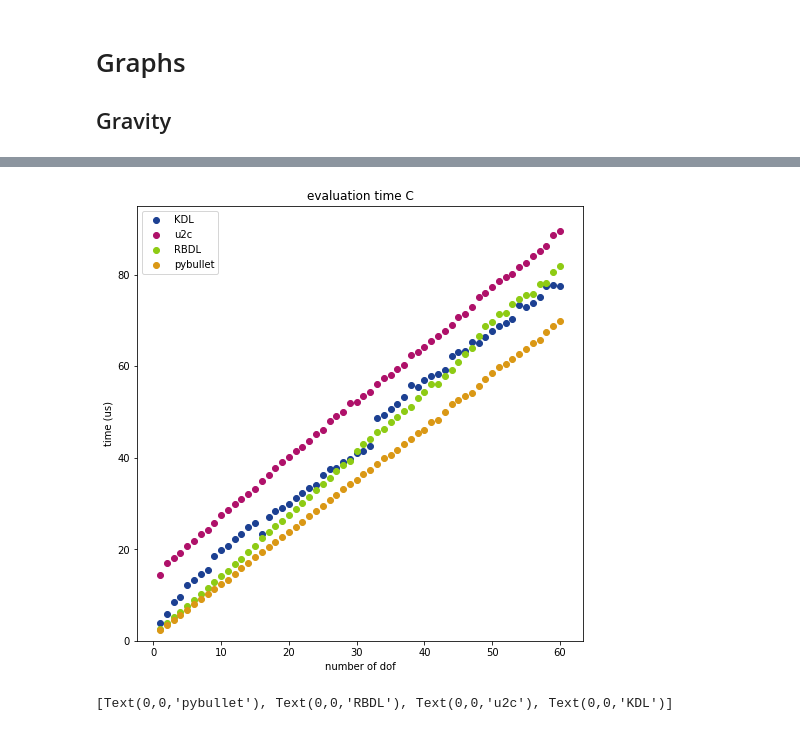
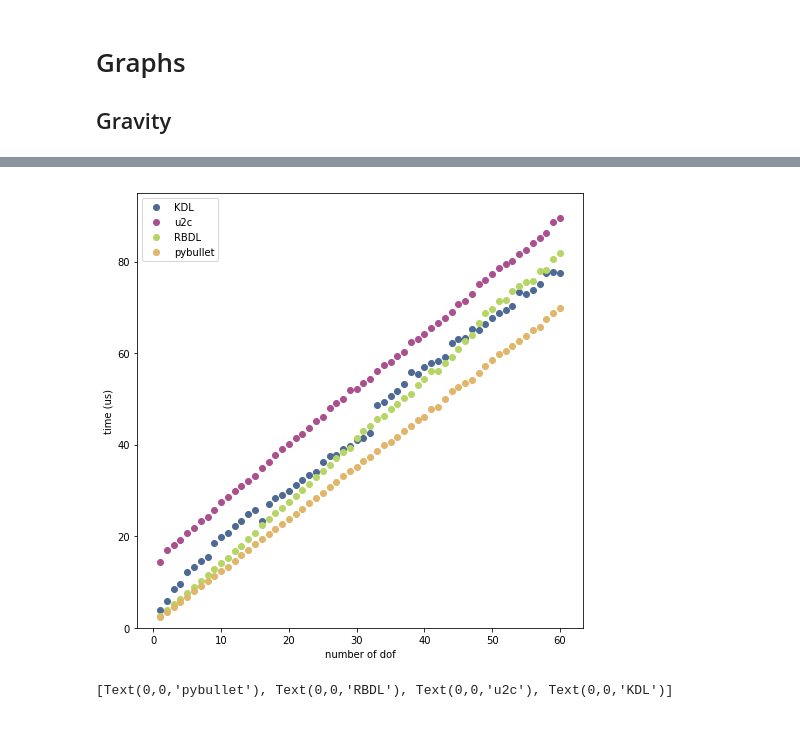
Before and after one commit to mahaarbo/urdf2casadi, a Jupyter notebook: examples/timing/timing_data.ipynb, the cells around one changed output, grey strips where cells are left out. Cells and saved outputs as stored; diff of their text form; code cells hidden in the pictures.

```diff
--- a/examples/timing/timing_data.ipynb
+++ b/examples/timing/timing_data.ipynb
@@ -57,12 +57,12 @@ id_avgtime_pb =  [0.0027014780044555663, 0.004389748573303222, 0.006077504158020
 fd_mediantime_aba = [0.02153646945953369, 0.02498948574066162, 0.026586532592773438, 0.028386354446411133, 0.030782580375671387, 0.0321965217590332, 0.034592509269714355, 0.03612208366394043, 0.0386810302734375, 0.04079008102416992, 0.04273390769958496, 0.044611454010009766, 0.04749405384063721, 0.048581480979919434, 0.052013516426086426, 0.05258440971374512, 0.05648839473724365, 0.05896496772766113, 0.06122004985809326, 0.06209909915924072, 0.065468430519104, 0.06648814678192139, 0.06879746913909912, 0.06871557235717773, 0.07535398006439209, 0.07276797294616699, 0.0790179967880249, 0.07846689224243164, 0.0828855037689209, 0.08190536499023438, 0.08604645729064941, 0.08524739742279053, 0.0910639762878418, 0.09001553058624268, 0.09380042552947998, 0.09333336353302002, 0.09733355045318604, 0.09659159183502197, 0.10101759433746338, 0.10104405879974365, 0.10098397731781006, 0.10150611400604248, 0.10701096057891846, 0.10530805587768555, 0.11121845245361328, 0.10913097858428955, 0.11604249477386475, 0.1127018928527832, 0.11897361278533936, 0.11651206016540527, 0.1223900318145752, 0.11982941627502441, 0.12631094455718994, 0.1254044771194458, 0.12566351890563965, 0.12800097465515137, 0.1345275640487671, 0.13263559341430664, 0.13213050365447998, 0.13386297225952148]
 fd_mediantime_rbdl = [0.003224015235900879, 0.005339503288269043, 0.007184505462646484, 0.009302616119384766, 0.011180996894836426, 0.013066530227661133, 0.014984965324401855, 0.01708197593688965, 0.019037961959838867, 0.020943522453308105, 0.02300262451171875, 0.0247344970703125, 0.027094364166259766, 0.028720974922180176, 0.03098595142364502, 0.03343653678894043, 0.03560793399810791, 0.0381169319152832, 0.039752960205078125, 0.041710495948791504, 0.043207526206970215, 0.04591941833496094, 0.048140525817871094, 0.04922449588775635, 0.05155456066131592, 0.053298354148864746, 0.055633544921875, 0.057582974433898926, 0.05979788303375244, 0.06242406368255615, 0.06483685970306396, 0.06617200374603271, 0.06848251819610596, 0.06986057758331299, 0.07193446159362793, 0.07398152351379395, 0.07636702060699463, 0.07789850234985352, 0.07991456985473633, 0.08279097080230713, 0.08454954624176025, 0.0864875316619873, 0.08876800537109375, 0.09044408798217773, 0.09300100803375244, 0.09518098831176758, 0.09785950183868408, 0.09956848621368408, 0.1024470329284668, 0.10409104824066162, 0.10634100437164307, 0.10788846015930176, 0.11040151119232178, 0.11232054233551025, 0.11480200290679932, 0.11835694313049316, 0.11890947818756104, 0.12161386013031006, 0.12376463413238525, 0.1260150671005249]
 # %%
-fd_mediantime_aba = [0.021361827850341797, 0.02584099769592285, 0.027517080307006836, 0.02923107147216797, 0.03121209144592285, 0.03312516212463379, 0.03513383865356445, 0.03772711753845215, 0.03910112380981445, 0.04253697395324707, 0.04610180854797363, 0.046212196350097656, 0.04895591735839844, 0.051650047302246094, 0.05223703384399414, 0.056138038635253906, 0.05712604522705078, 0.06340503692626953, 0.06227898597717285, 0.06801795959472656, 0.0657048225402832, 0.07109904289245605, 0.07129502296447754, 0.0758199691772461, 0.07169795036315918, 0.07574605941772461, 0.07620906829833984, 0.0767049789428711, 0.08641505241394043, 0.08086085319519043, 0.08542799949645996, 0.08379006385803223, 0.08814096450805664, 0.08858919143676758, 0.09222984313964844, 0.09260821342468262, 0.0957639217376709, 0.0952599048614502, 0.09885501861572266, 0.1001729965209961, 0.10286688804626465, 0.1028587818145752, 0.10521793365478516, 0.1075739860534668, 0.10919404029846191, 0.1100168228149414, 0.11630010604858398, 0.11375188827514648, 0.11655998229980469, 0.1161661148071289, 0.11929011344909668, 0.1212310791015625, 0.12251496315002441, 0.126953125, 0.12709689140319824, 0.12899112701416016, 0.13125300407409668, 0.13134098052978516, 0.13444089889526367, 0.1469111442565918]
-fd_mediantime_rbdl = [0.0033309459686279297, 0.005360603332519531, 0.007278919219970703, 0.009443521499633789, 0.010923624038696289, 0.012730956077575684, 0.014852523803710938, 0.016733527183532715, 0.019748449325561523, 0.021495580673217773, 0.02322089672088623, 0.02494049072265625, 0.02654111385345459, 0.028814077377319336, 0.030373454093933105, 0.03460049629211426, 0.03670454025268555, 0.038233399391174316, 0.03950190544128418, 0.04306745529174805, 0.04343247413635254, 0.04530441761016846, 0.048589348793029785, 0.04901242256164551, 0.05309700965881348, 0.05604696273803711, 0.05983603000640869, 0.05984354019165039, 0.06266200542449951, 0.06312739849090576, 0.06585502624511719, 0.06527304649353027, 0.06859898567199707, 0.07133102416992188, 0.07169544696807861, 0.07428395748138428, 0.07662606239318848, 0.07754397392272949, 0.0805286169052124, 0.08207094669342041, 0.08789694309234619, 0.08632588386535645, 0.08824443817138672, 0.09081900119781494, 0.09176361560821533, 0.09539604187011719, 0.09931445121765137, 0.09843003749847412, 0.10127794742584229, 0.1030435562133789, 0.10550343990325928, 0.10822558403015137, 0.11076986789703369, 0.11633944511413574, 0.11438167095184326, 0.11534810066223145, 0.12019062042236328, 0.12435853481292725, 0.12261199951171875, 0.12807011604309082]
+fd2_mediantime_aba = [0.021361827850341797, 0.02584099769592285, 0.027517080307006836, 0.02923107147216797, 0.03121209144592285, 0.03312516212463379, 0.03513383865356445, 0.03772711753845215, 0.03910112380981445, 0.04253697395324707, 0.04610180854797363, 0.046212196350097656, 0.04895591735839844, 0.051650047302246094, 0.05223703384399414, 0.056138038635253906, 0.05712604522705078, 0.06340503692626953, 0.06227898597717285, 0.06801795959472656, 0.0657048225402832, 0.07109904289245605, 0.07129502296447754, 0.0758199691772461, 0.07169795036315918, 0.07574605941772461, 0.07620906829833984, 0.0767049789428711, 0.08641505241394043, 0.08086085319519043, 0.08542799949645996, 0.08379006385803223, 0.08814096450805664, 0.08858919143676758, 0.09222984313964844, 0.09260821342468262, 0.0957639217376709, 0.0952599048614502, 0.09885501861572266, 0.1001729965209961, 0.10286688804626465, 0.1028587818145752, 0.10521793365478516, 0.1075739860534668, 0.10919404029846191, 0.1100168228149414, 0.11630010604858398, 0.11375188827514648, 0.11655998229980469, 0.1161661148071289, 0.11929011344909668, 0.1212310791015625, 0.12251496315002441, 0.126953125, 0.12709689140319824, 0.12899112701416016, 0.13125300407409668, 0.13134098052978516, 0.13444089889526367, 0.1469111442565918]
+fd2_mediantime_rbdl = [0.0033309459686279297, 0.005360603332519531, 0.007278919219970703, 0.009443521499633789, 0.010923624038696289, 0.012730956077575684, 0.014852523803710938, 0.016733527183532715, 0.019748449325561523, 0.021495580673217773, 0.02322089672088623, 0.02494049072265625, 0.02654111385345459, 0.028814077377319336, 0.030373454093933105, 0.03460049629211426, 0.03670454025268555, 0.038233399391174316, 0.03950190544128418, 0.04306745529174805, 0.04343247413635254, 0.04530441761016846, 0.048589348793029785, 0.04901242256164551, 0.05309700965881348, 0.05604696273803711, 0.05983603000640869, 0.05984354019165039, 0.06266200542449951, 0.06312739849090576, 0.06585502624511719, 0.06527304649353027, 0.06859898567199707, 0.07133102416992188, 0.07169544696807861, 0.07428395748138428, 0.07662606239318848, 0.07754397392272949, 0.0805286169052124, 0.08207094669342041, 0.08789694309234619, 0.08632588386535645, 0.08824443817138672, 0.09081900119781494, 0.09176361560821533, 0.09539604187011719, 0.09931445121765137, 0.09843003749847412, 0.10127794742584229, 0.1030435562133789, 0.10550343990325928, 0.10822558403015137, 0.11076986789703369, 0.11633944511413574, 0.11438167095184326, 0.11534810066223145, 0.12019062042236328, 0.12435853481292725, 0.12261199951171875, 0.12807011604309082]
 # %%
 #10000
-fd_mediantime_aba = [0.2085869312286377, 0.24915289878845215, 0.2678999900817871, 0.29242801666259766, 0.3108079433441162, 0.33443284034729004, 0.35774803161621094, 0.38053107261657715, 0.3911280632019043, 0.42827916145324707, 0.44278597831726074, 0.45998501777648926, 0.49125003814697266, 0.5134181976318359, 0.5306839942932129, 0.5676910877227783, 0.5783050060272217, 0.6313538551330566, 0.6234900951385498, 0.6948549747467041, 0.6966760158538818, 0.7576069831848145, 0.7372899055480957, 0.7968251705169678, 0.7617740631103516, 0.7938261032104492, 0.8182358741760254, 0.8144850730895996, 0.8131420612335205, 0.815310001373291, 0.843163013458252, 0.833543062210083, 0.8741939067840576, 0.8864428997039795, 0.9304099082946777, 0.9332060813903809, 0.9541900157928467, 0.9532480239868164, 0.9858310222625732, 0.9913599491119385, 1.0201830863952637, 1.0237998962402344, 1.055022954940796, 1.0598869323730469, 1.0922651290893555, 1.1539769172668457, 1.1791629791259766, 1.140589952468872, 1.1646740436553955, 1.2286241054534912, 1.2515249252319336, 1.2205281257629395, 1.2419509887695312, 1.2361938953399658, 1.2671189308166504, 1.2797651290893555, 1.2999439239501953, 1.3596510887145996, 1.3433239459991455, 1.4168870449066162]
-fd_mediantime_rbdl = [0.03240847587585449, 0.05166506767272949, 0.07229959964752197, 0.09136044979095459, 0.11113250255584717, 0.13170504570007324, 0.15698540210723877, 0.17171287536621094, 0.19383704662322998, 0.2167985439300537, 0.22650301456451416, 0.25313854217529297, 0.26476502418518066, 0.2906731367111206, 0.3082500696182251, 0.34342455863952637, 0.3643920421600342, 0.37493395805358887, 0.41082561016082764, 0.45036137104034424, 0.4581195116043091, 0.4786055088043213, 0.4987415075302124, 0.5144749879837036, 0.5449109077453613, 0.5736420154571533, 0.5793025493621826, 0.60167396068573, 0.6073086261749268, 0.6159933805465698, 0.6414018869400024, 0.6550170183181763, 0.6814475059509277, 0.7155745029449463, 0.7165310382843018, 0.7382004261016846, 0.7733715772628784, 0.7698454856872559, 0.8116084337234497, 0.812206506729126, 0.8460555076599121, 0.8486349582672119, 0.8799340724945068, 0.8925799131393433, 0.9661920070648193, 0.9832899570465088, 0.963939905166626, 0.9883824586868286, 1.0065269470214844, 1.0679059028625488, 1.073586106300354, 1.0899235010147095, 1.100746512413025, 1.1229020357131958, 1.134859561920166, 1.1703269481658936, 1.1997740268707275, 1.2068403959274292, 1.2394745349884033, 1.2664246559143066]
+fd3_mediantime_aba = [0.2085869312286377, 0.24915289878845215, 0.2678999900817871, 0.29242801666259766, 0.3108079433441162, 0.33443284034729004, 0.35774803161621094, 0.38053107261657715, 0.3911280632019043, 0.42827916145324707, 0.44278597831726074, 0.45998501777648926, 0.49125003814697266, 0.5134181976318359, 0.5306839942932129, 0.5676910877227783, 0.5783050060272217, 0.6313538551330566, 0.6234900951385498, 0.6948549747467041, 0.6966760158538818, 0.7576069831848145, 0.7372899055480957, 0.7968251705169678, 0.7617740631103516, 0.7938261032104492, 0.8182358741760254, 0.8144850730895996, 0.8131420612335205, 0.815310001373291, 0.843163013458252, 0.833543062210083, 0.8741939067840576, 0.8864428997039795, 0.9304099082946777, 0.9332060813903809, 0.9541900157928467, 0.9532480239868164, 0.9858310222625732, 0.9913599491119385, 1.0201830863952637, 1.0237998962402344, 1.055022954940796, 1.0598869323730469, 1.0922651290893555, 1.1539769172668457, 1.1791629791259766, 1.140589952468872, 1.1646740436553955, 1.2286241054534912, 1.2515249252319336, 1.2205281257629395, 1.2419509887695312, 1.2361938953399658, 1.2671189308166504, 1.2797651290893555, 1.2999439239501953, 1.3596510887145996, 1.3433239459991455, 1.4168870449066162]
+fd3_mediantime_rbdl = [0.03240847587585449, 0.05166506767272949, 0.07229959964752197, 0.09136044979095459, 0.11113250255584717, 0.13170504570007324, 0.15698540210723877, 0.17171287536621094, 0.19383704662322998, 0.2167985439300537, 0.22650301456451416, 0.25313854217529297, 0.26476502418518066, 0.2906731367111206, 0.3082500696182251, 0.34342455863952637, 0.3643920421600342, 0.37493395805358887, 0.41082561016082764, 0.45036137104034424, 0.4581195116043091, 0.4786055088043213, 0.4987415075302124, 0.5144749879837036, 0.5449109077453613, 0.5736420154571533, 0.5793025493621826, 0.60167396068573, 0.6073086261749268, 0.6159933805465698, 0.6414018869400024, 0.6550170183181763, 0.6814475059509277, 0.7155745029449463, 0.7165310382843018, 0.7382004261016846, 0.7733715772628784, 0.7698454856872559, 0.8116084337234497, 0.812206506729126, 0.8460555076599121, 0.8486349582672119, 0.8799340724945068, 0.8925799131393433, 0.9661920070648193, 0.9832899570465088, 0.963939905166626, 0.9883824586868286, 1.0065269470214844, 1.0679059028625488, 1.073586106300354, 1.0899235010147095, 1.100746512413025, 1.1229020357131958, 1.134859561920166, 1.1703269481658936, 1.1997740268707275, 1.2068403959274292, 1.2394745349884033, 1.2664246559143066]
 # %%
 scale = 1000000
 for i in range(60):
@@ -98,3 +98,12 @@ for i in range(60):
     id_mintime_pb[i] = id_mintime_pb[i]/1000*scale
     id_mintime_u2c[i] = id_mintime_u2c[i]/1000*scale
     id_mintime_rbdl[i] = id_mintime_rbdl[i]/1000*scale
+
+    fd2_mediantime_aba[i] = fd2_mediantime_aba[i]/1000*scale
+    fd2_mediantime_rbdl[i] = fd2_mediantime_rbdl[i]/1000*scale
+
+    fd_mediantime_aba[i] = fd_mediantime_aba[i]/1000*scale
+    fd_mediantime_rbdl[i] = fd_mediantime_rbdl[i]/1000*scale
+
+    fd3_mediantime_aba[i] = fd3_mediantime_aba[i]/10000*scale
+    fd3_mediantime_rbdl[i] = fd3_mediantime_rbdl[i]/10000*scale
@@ -144,0 +152,10 @@ ax.set_xticklabels(names)
+# %%
+c1 = ["#802B67", "#AA8039", "#2C4870", "#84A136"]
+
+c2 = [ "#2D0320", "#3C2704","#061327", "#2A3803"]
+
+c3 = [ "#571142", "#735117","#142B4C", "#556D15"]
+
+c4 = [ "#AA508F", "#E1B56A","#4D6A95", "#B7D564"]
+
+c5 = [ "#D380BA", "#FFDA9A","#7C98C2", "#DCF594"]
@@ -145,19 +218,25 @@ ax.set_xticklabels(names)
 # %%
 c_fig = plt.figure(figsize = (8, 8))
-plt.scatter(joint_nr, c_mediantime_kdl, c=color[3], label='KDL')
+plt.scatter(joint_nr, c_mediantime_kdl, c = c4[2], label='KDL')
 #plt.scatter(joint_nr, mediantime_u2c, c='hotpink', label='u2c')
-plt.scatter(joint_nr, c_mediantime_u2c, c=color[2], label='u2c')
-plt.scatter(joint_nr, c_mediantime_rbdl, c=color[1], label='RBDL')
-plt.scatter(joint_nr, c_mediantime_pb, c=color[0], label='pybullet')
+plt.scatter(joint_nr, c_mediantime_u2c, c=c4[0], label='u2c')
+plt.scatter(joint_nr, c_mediantime_rbdl, c=c4[3], label='RBDL')
+plt.scatter(joint_nr, c_mediantime_pb, c=c4[1], label='pybullet')
 plt.xlabel("number of dof")
 plt.ylabel("time (us)")
-plt.title("evaluation time C")
+#plt.title("evaluation time C")
 #plt.xlim(-2, 2)
 plt.ylim(0, 95)
 plt.legend(loc='upper left')
 c_fig.show()
+
+
+plt.savefig("./plots/zC.pdf", dpi=300, facecolor='w', edgecolor='w',
+        orientation='portrait', papertype=None, format="pdf",
+        transparent=False, bbox_inches=None, pad_inches=0.1,
+        frameon=None, metadata=None)
 # %% [output]
-[figure, old version]
+[figure, new version]
 # %%
 timing_scores = [c_mediantime_pb, c_mediantime_rbdl, c_mediantime_u2c, c_mediantime_kdl]
 names = ["pybullet", "RBDL", "u2c", "KDL"]#, "RBDL", "pybullet"]
```
Also changed, not shown: parts of 10 cells of this notebook.
